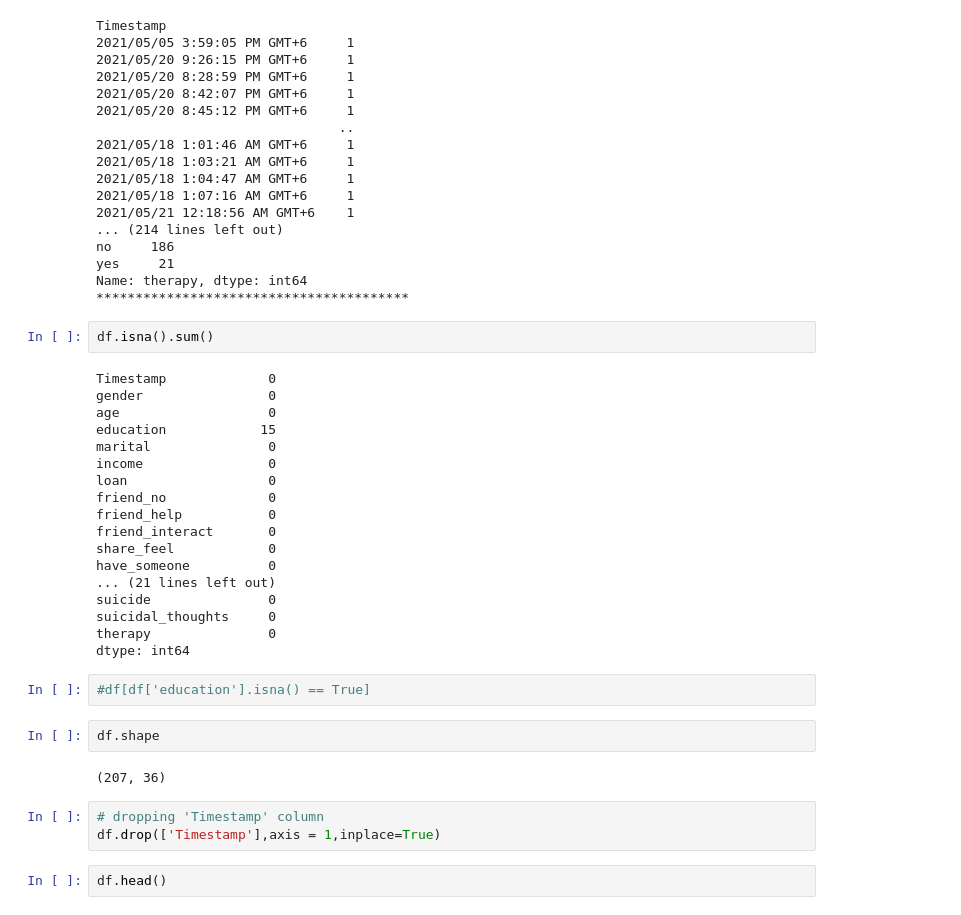
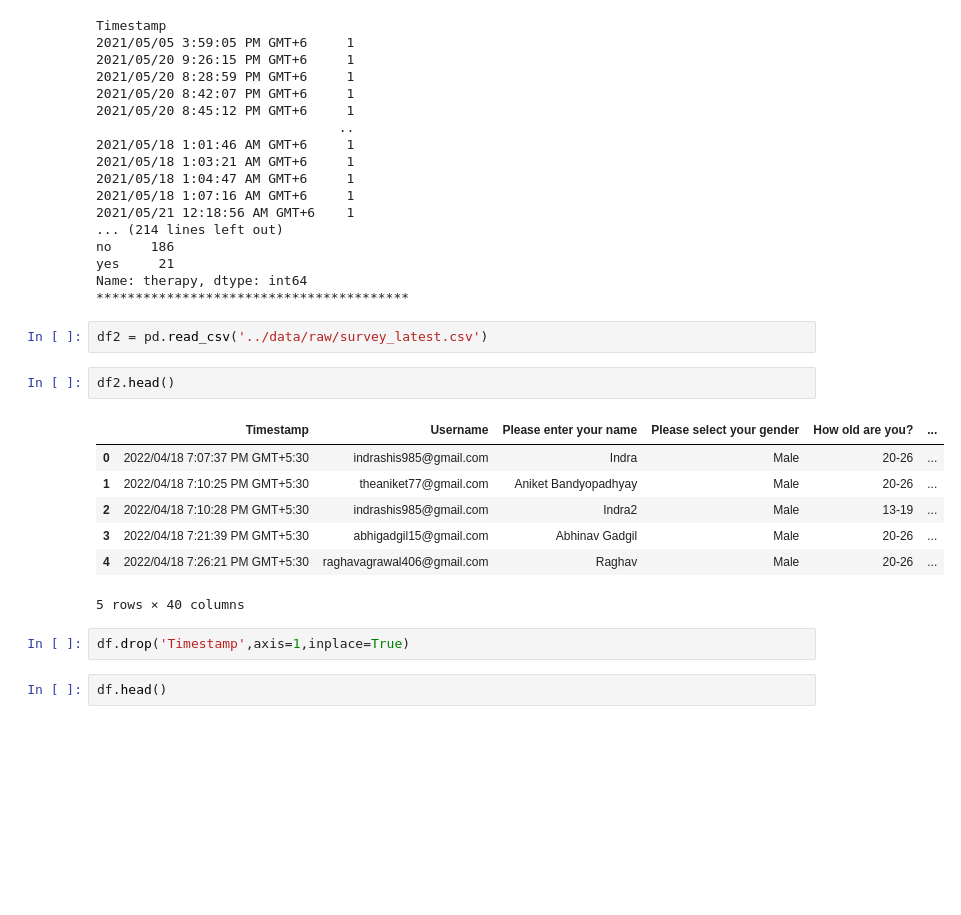
Before and after one commit to imraghavagr/mental-health, a Jupyter notebook: notebooks/00-ra-initial.ipynb, the cells around one changed output. Saved outputs shown, nothing was run; the diff lists cells and outputs as text; blank space fills up the shorter version.

```diff
--- a/notebooks/00-ra-initial.ipynb
+++ b/notebooks/00-ra-initial.ipynb
@@ -62,35 +47,20 @@ no     186
 yes     21
 Name: therapy, dtype: int64
 ****************************************
-# %%
-df.isna().sum()
-# %% [output]
-Timestamp             0
-gender                0
-age                   0
-education            15
-marital               0
-income                0
-loan                  0
-friend_no             0
-friend_help           0
-friend_interact       0
-share_feel            0
-have_someone          0
-... (21 lines left out)
-suicide               0
-suicidal_thoughts     0
-therapy               0
-dtype: int64
-# %%
-#df[df['education'].isna() == True]
-# %%
-df.shape
-# %% [output]
-(207, 36)
+# %%
+df2 = pd.read_csv('../data/raw/survey_latest.csv')
+# %%
+df2.head()
+# %% [output]
+|  | Timestamp | Username | Please enter your name | Please select your gender | How old are you? | ... |
+| 0 | 2022/04/18 7:07:37 PM GMT+5:30 | indrashis985@gmail.com | Indra | Male | 20-26 | ... |
+| 1 | 2022/04/18 7:10:25 PM GMT+5:30 | theaniket77@gmail.com | Aniket Bandyopadhyay | Male | 20-26 | ... |
+| 2 | 2022/04/18 7:10:28 PM GMT+5:30 | indrashis985@gmail.com | Indra2 | Male | 13-19 | ... |
+| 3 | 2022/04/18 7:21:39 PM GMT+5:30 | abhigadgil15@gmail.com | Abhinav Gadgil | Male | 20-26 | ... |
+| 4 | 2022/04/18 7:26:21 PM GMT+5:30 | raghavagrawal406@gmail.com | Raghav | Male | 20-26 | ... |
+5 rows × 40 columns
 # %%
-# dropping 'Timestamp' column
-df.drop(['Timestamp'],axis = 1,inplace=True)
+df.drop('Timestamp',axis=1,inplace=True)
 # %%
 df.head()
 # %% [output]
```
Also changed, not shown: parts of 35 cells of this notebook.
